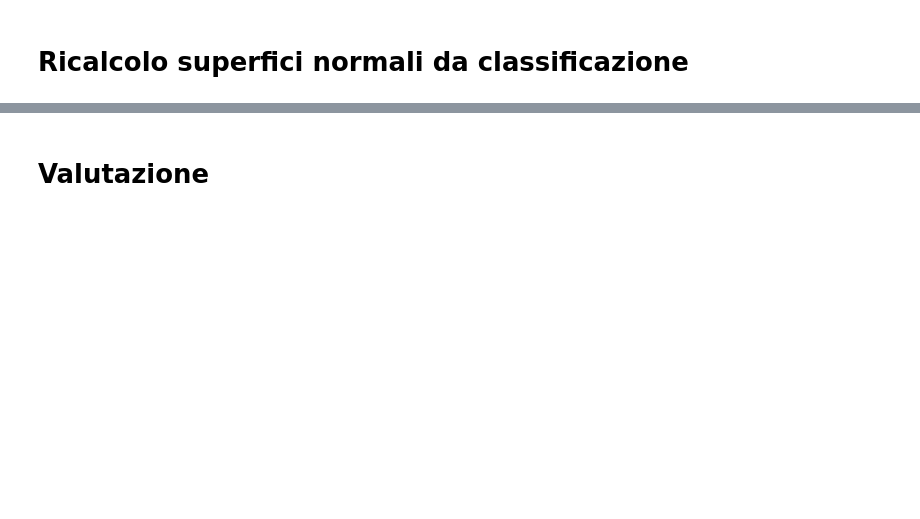
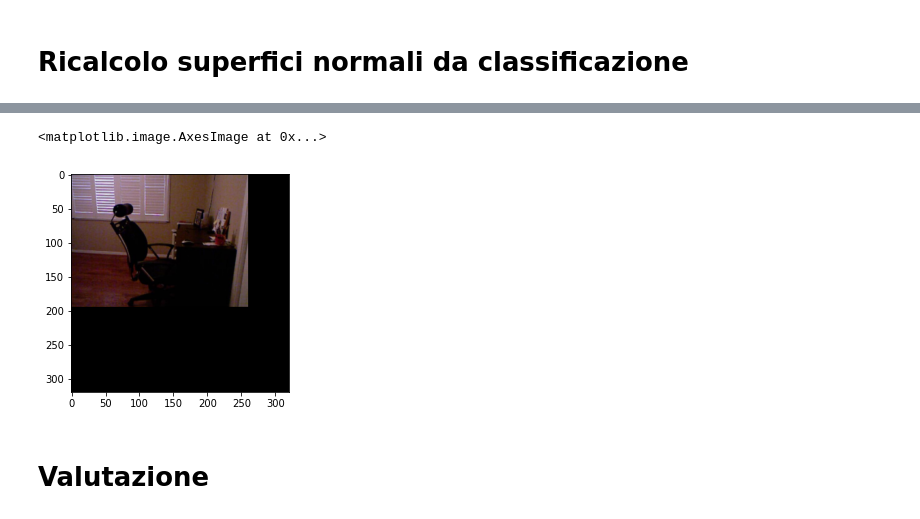
Before and after one commit to marza1993/surface_normal_transfer, a Jupyter notebook: normal_estimation_classification_zeropadding_preload.ipynb, the cells around one changed output, grey strips where cells are left out. Drawn from its saved outputs; the diff is of its cells as text; code cells hidden in the pictures; blank space fills up the shorter version.

```diff
--- a/normal_estimation_classification_zeropadding_preload.ipynb
+++ b/normal_estimation_classification_zeropadding_preload.ipynb
@@ -71,0 +70,9 @@ x_train, x_val, y_train, y_val = train_test_split(x_trainval, y_trainval, test_s
+# %%
+indexes = range(0,reshaped_labels_processed_zeropadding.shape[0])
+permutated_indexes = np.random.permutation(indexes)
+reshaped_labels_processed_zeropadding = reshaped_labels_processed_zeropadding[permutated_indexes, ...]
+immagini_db_zeropadding = immagini_db_zeropadding[permutated_indexes, ...]
+# %%
+index_trainval = round(immagini_db_zeropadding.shape[0]*0.7)
+x_trainval, y_trainval = immagini_db_zeropadding[:index_trainval, ...], reshaped_labels_processed_zeropadding[:index_trainval, ...]
+x_test, y_test = immagini_db_zeropadding[index_trainval:, ...], reshaped_labels_processed_zeropadding[index_trainval:, ...]
@@ -414,3 +496,11 @@ plt.imshow(255/2 * netPrediction_3d)
+# %%
+%matplotlib inline
+import matplotlib.pyplot as plt
+#plt.figure('es. predizione decodificata')
+plt.imshow(x_test[0])
+# %% [output]
+<matplotlib.image.AxesImage at 0x...>
+[figure, added]
 # %% [markdown]
 # Valutazione
 # %%
```
Also changed, not shown: parts of 23 cells of this notebook, 6 other files.
